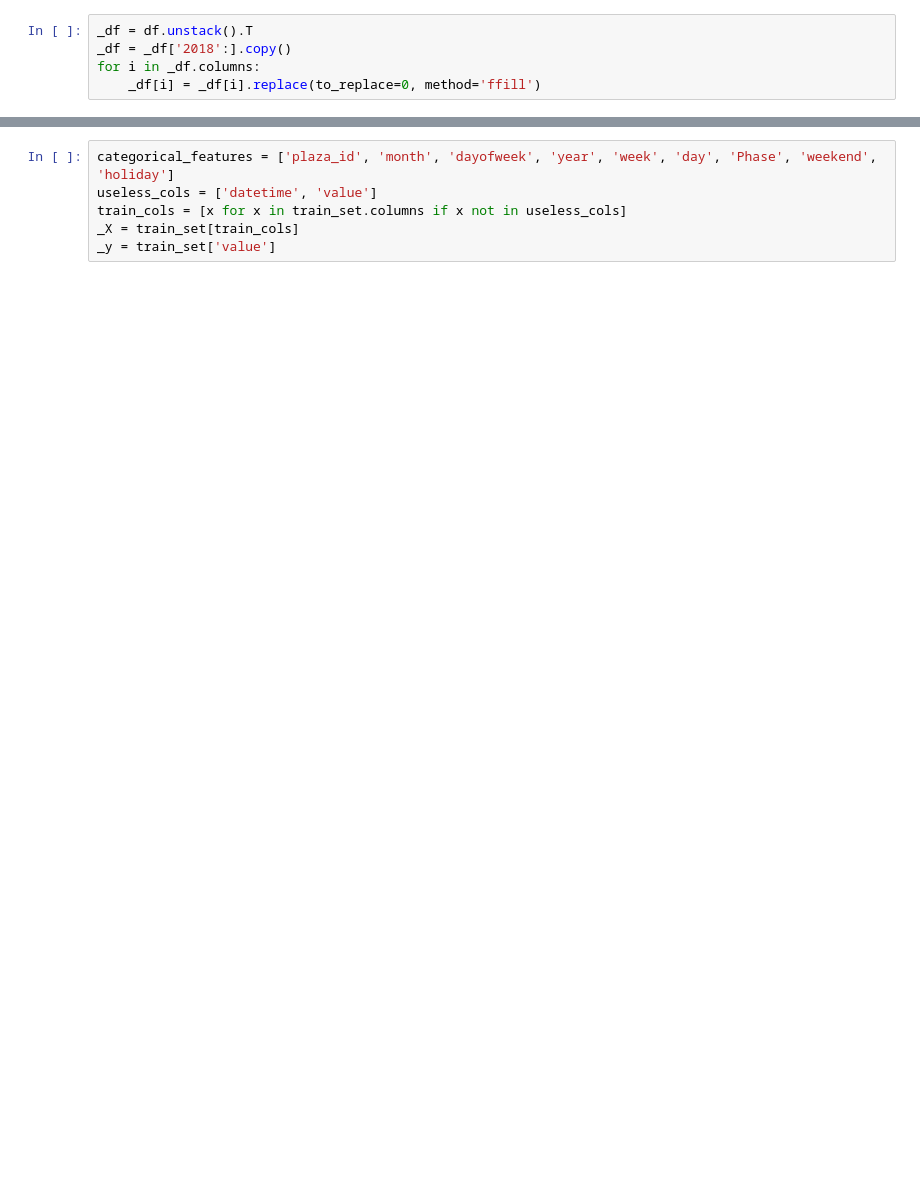
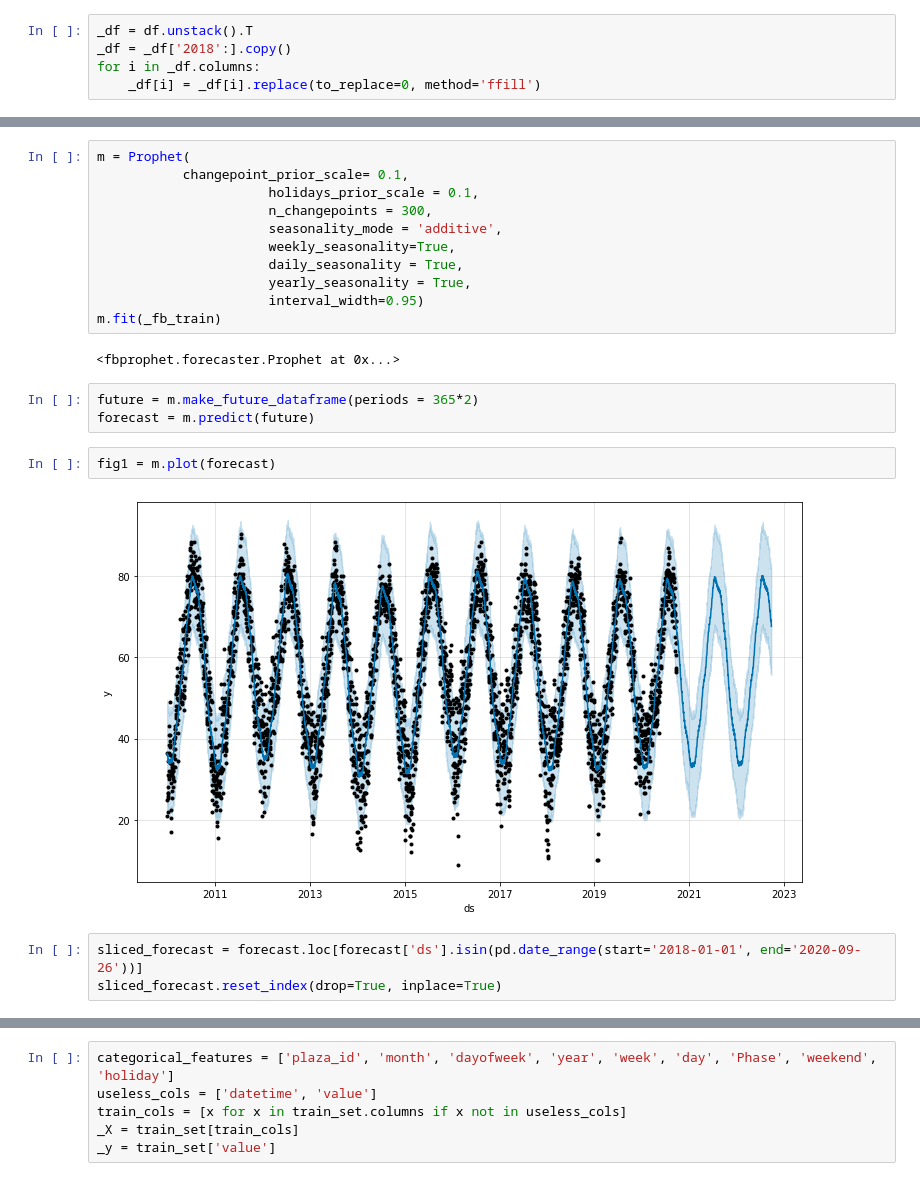
Before and after one commit to albertum1/Time_Series_MTABT, a Jupyter notebook: MTABT_models.ipynb, the cells around one changed output, grey strips where cells are left out. Cells and saved outputs as stored; diff of their text form; blank space fills up the shorter version.

```diff
--- a/MTABT_models.ipynb
+++ b/MTABT_models.ipynb
@@ -133,0 +206,23 @@ _df.head()
+# %%
+m = Prophet(
+           changepoint_prior_scale= 0.1,
+                      holidays_prior_scale = 0.1,
+                      n_changepoints = 300,
+                      seasonality_mode = 'additive',
+                      weekly_seasonality=True,
+                      daily_seasonality = True,
+                      yearly_seasonality = True,
+                      interval_width=0.95)
+m.fit(_fb_train)
+# %% [output]
+<fbprophet.forecaster.Prophet at 0x...>
+# %%
+future = m.make_future_dataframe(periods = 365*2)
+forecast = m.predict(future)
+# %%
+fig1 = m.plot(forecast)
+# %% [output]
+[figure, added]
+# %%
+sliced_forecast = forecast.loc[forecast['ds'].isin(pd.date_range(start='2018-01-01', end='2020-09-26'))]
+sliced_forecast.reset_index(drop=True, inplace=True)
```
Also changed, not shown: parts of 64 cells of this notebook.
